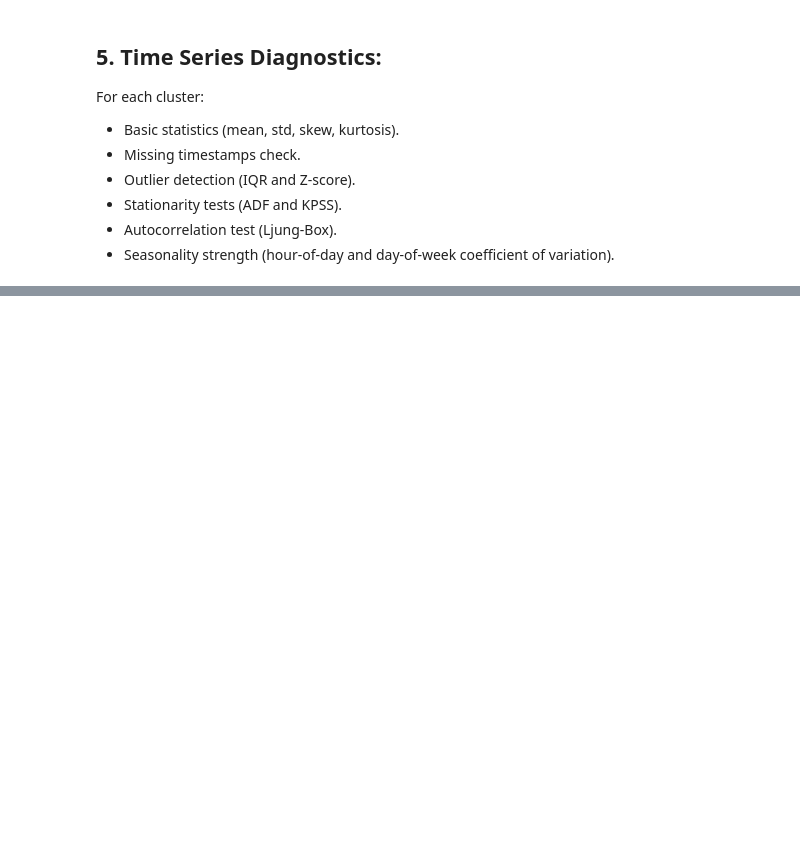
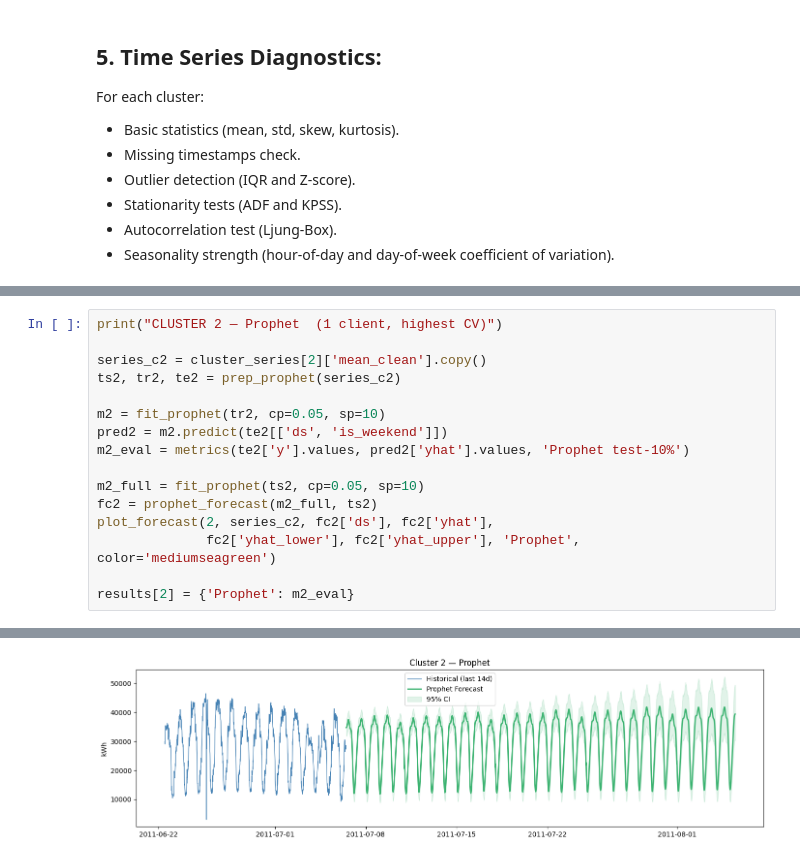
Before and after one commit to bhuvighosh3/Forecasting-project, a Jupyter notebook: Electricity_forecast.ipynb, the cells around one changed output, grey strips where cells are left out. Cells and saved outputs as stored; diff of their text form; blank space fills up the shorter version.

```diff
--- a/Electricity_forecast.ipynb
+++ b/Electricity_forecast.ipynb
@@ -860,0 +626,17 @@ print(summary.to_string())
+# %%
+print("CLUSTER 2 — Prophet  (1 client, highest CV)")
+
+series_c2 = cluster_series[2]['mean_clean'].copy()
+ts2, tr2, te2 = prep_prophet(series_c2)
+
+m2 = fit_prophet(tr2, cp=0.05, sp=10)
+pred2 = m2.predict(te2[['ds', 'is_weekend']])
+m2_eval = metrics(te2['y'].values, pred2['yhat'].values, 'Prophet test-10%')
+
+m2_full = fit_prophet(ts2, cp=0.05, sp=10)
+fc2 = prophet_forecast(m2_full, ts2)
+plot_forecast(2, series_c2, fc2['ds'], fc2['yhat'],
+              fc2['yhat_lower'], fc2['yhat_upper'], 'Prophet', color='mediumseagreen')
+
+results[2] = {'Prophet': m2_eval}
+# %% [output]
@@ -860,0 +647 @@ print(summary.to_string())
+[figure, added]
```
Also changed, not shown: parts of 39 cells of this notebook.
